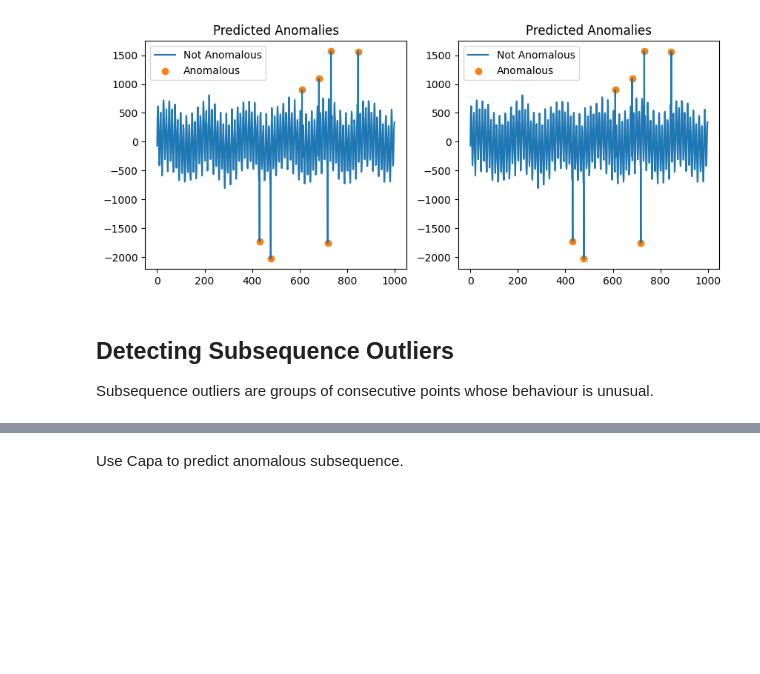
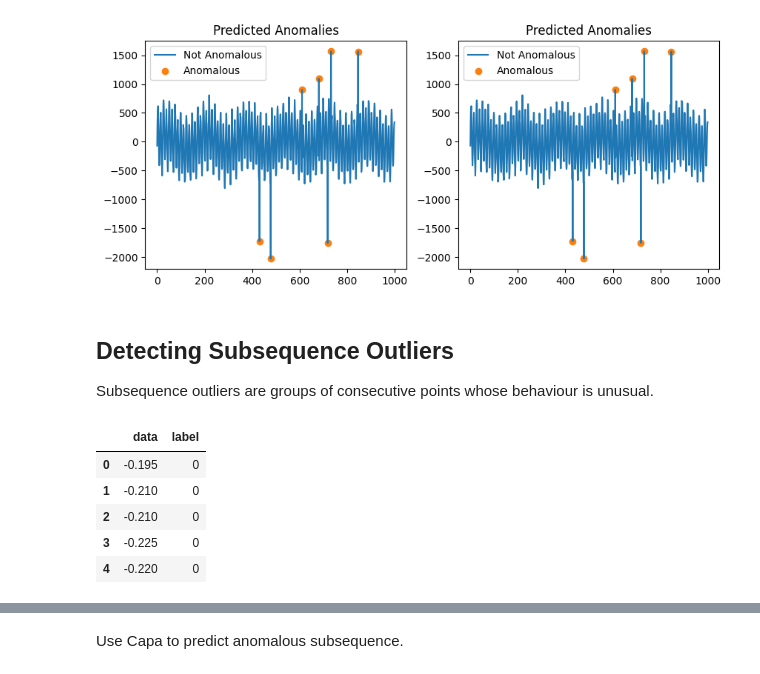
Before and after one commit to sktime/sktime-tutorial-ODSC-Europe-2024, a Jupyter notebook: notebooks/annotation.ipynb, the cells around one changed output, grey strips where cells are left out. Cells and saved outputs as stored; diff of their text form; code cells hidden in the pictures; blank space fills up the shorter version.

```diff
--- a/notebooks/annotation.ipynb
+++ b/notebooks/annotation.ipynb
@@ -135,4 +143,15 @@ Text(0.5, 1.0, 'Predicted Anomalies')
 ## Detecting Subsequence Outliers
 
 Subsequence outliers are groups of consecutive points whose behaviour is unusual.
+# %%
+path = pathlib.Path(data_root / "mitdb.csv")
+df = pd.read_csv(path)
+df.head()
+# %% [output]
+|  | data | label |
+| 0 | -0.195 | 0 |
+| 1 | -0.210 | 0 |
+| 2 | -0.210 | 0 |
+| 3 | -0.225 | 0 |
+| 4 | -0.220 | 0 |
 # %%
```
Also changed, not shown: parts of 15 cells of this notebook.
